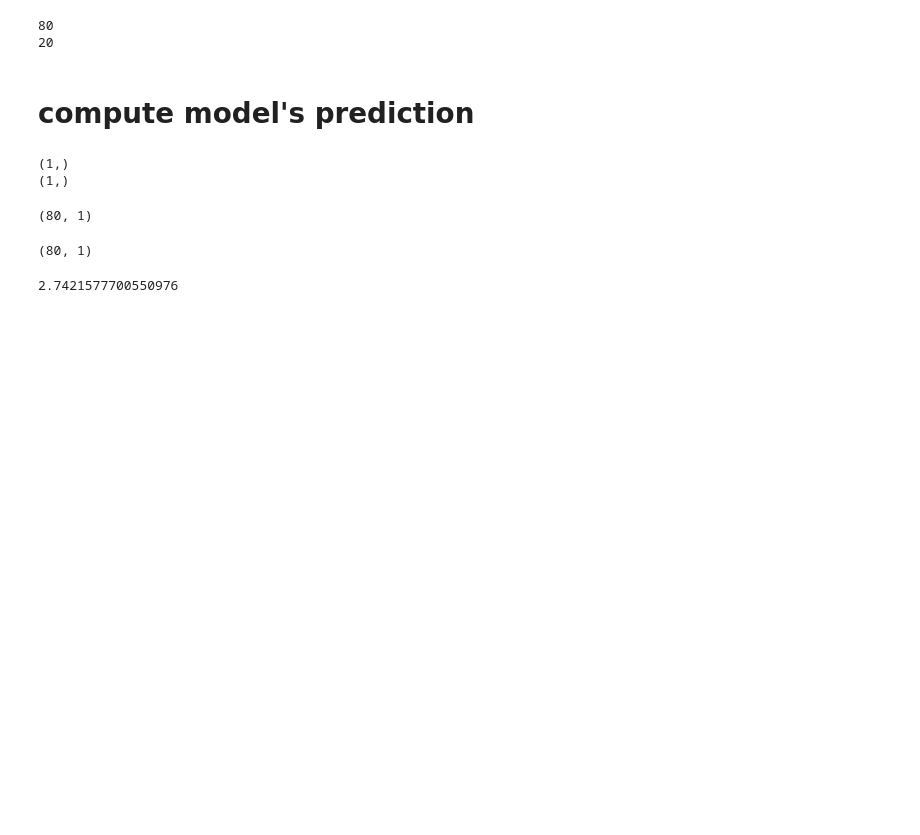
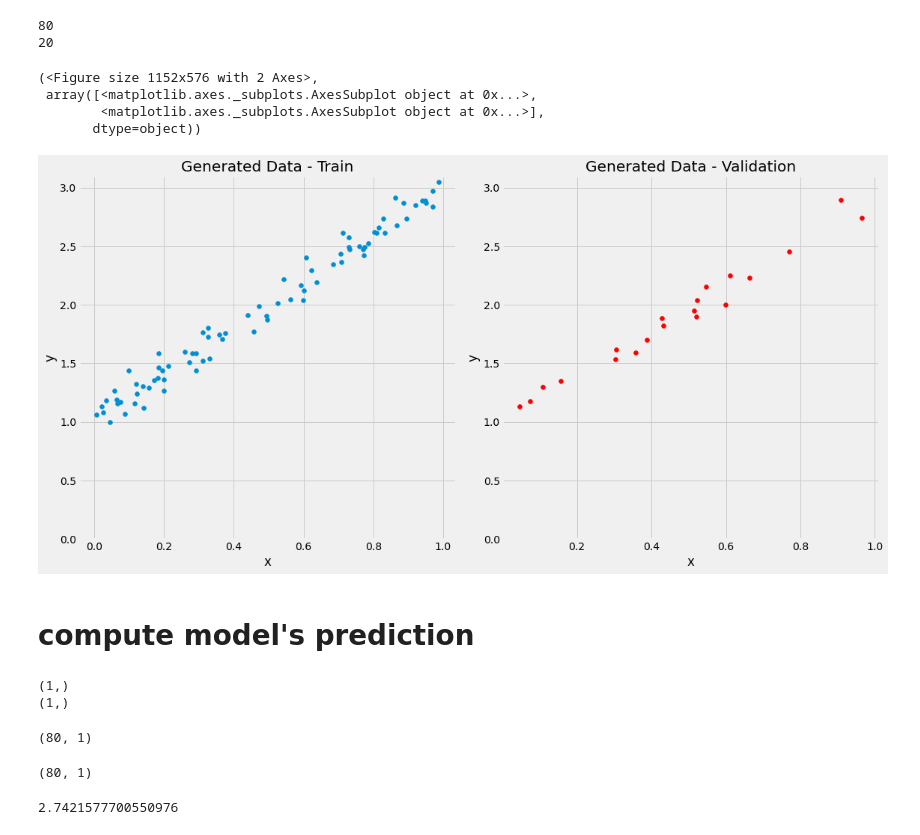
Before and after one commit to raviakasapu/DeepLearningPyTorch, a Jupyter notebook: Deep_Learning_with_PyTorch_Chapter00.ipynb, the cells around one changed output. Cells and saved outputs as stored; diff of their text form; code cells hidden in the pictures; blank space fills up the shorter version.

```diff
--- a/Deep_Learning_with_PyTorch_Chapter00.ipynb
+++ b/Deep_Learning_with_PyTorch_Chapter00.ipynb
@@ -10,0 +14,18 @@ from sklearn.preprocessing import StandardScaler
+# %%
+def figure1(x_train, y_train, x_val, y_val):
+    fig, ax = plt.subplots(1, 2, figsize=(16, 8))
+
+    ax[0].scatter(x_train, y_train)
+    ax[0].set_xlabel('x')
+    ax[0].set_ylabel('y')
+    ax[0].set_ylim([0, 3.1])
+    ax[0].set_title('Generated Data - Train')
+
+    ax[1].scatter(x_val, y_val, c='r')
+    ax[1].set_xlabel('x')
+    ax[1].set_ylabel('y')
+    ax[1].set_ylim([0, 3.1])
+    ax[1].set_title('Generated Data - Validation')
+    fig.tight_layout()
+
+    return fig, ax
@@ -39,6 +78,14 @@ print(len(val_idx))
 # generates train and validation sets
 x_train, y_train = x[train_idx], y[train_idx]
 x_val, y_val =  x[val_idx], y[val_idx]
+# %%
+figure1(x_train, y_train, x_val, y_val)
+# %% [output]
+(<Figure size 1152x576 with 2 Axes>,
+ array([<matplotlib.axes._subplots.AxesSubplot object at 0x...>,
+        <matplotlib.axes._subplots.AxesSubplot object at 0x...>],
+       dtype=object))
+[figure, added]
 # %% [markdown]
 # compute model's prediction
 # %%
```
Also changed, not shown: parts of 3 cells of this notebook.
